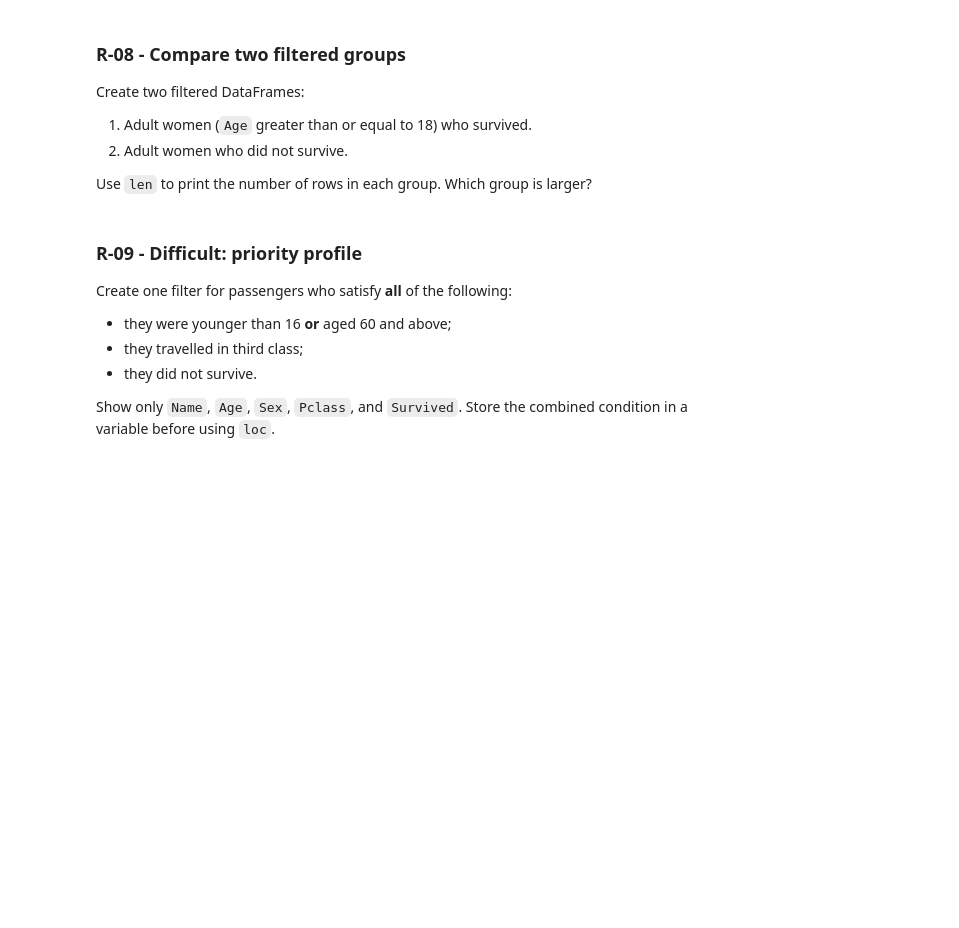
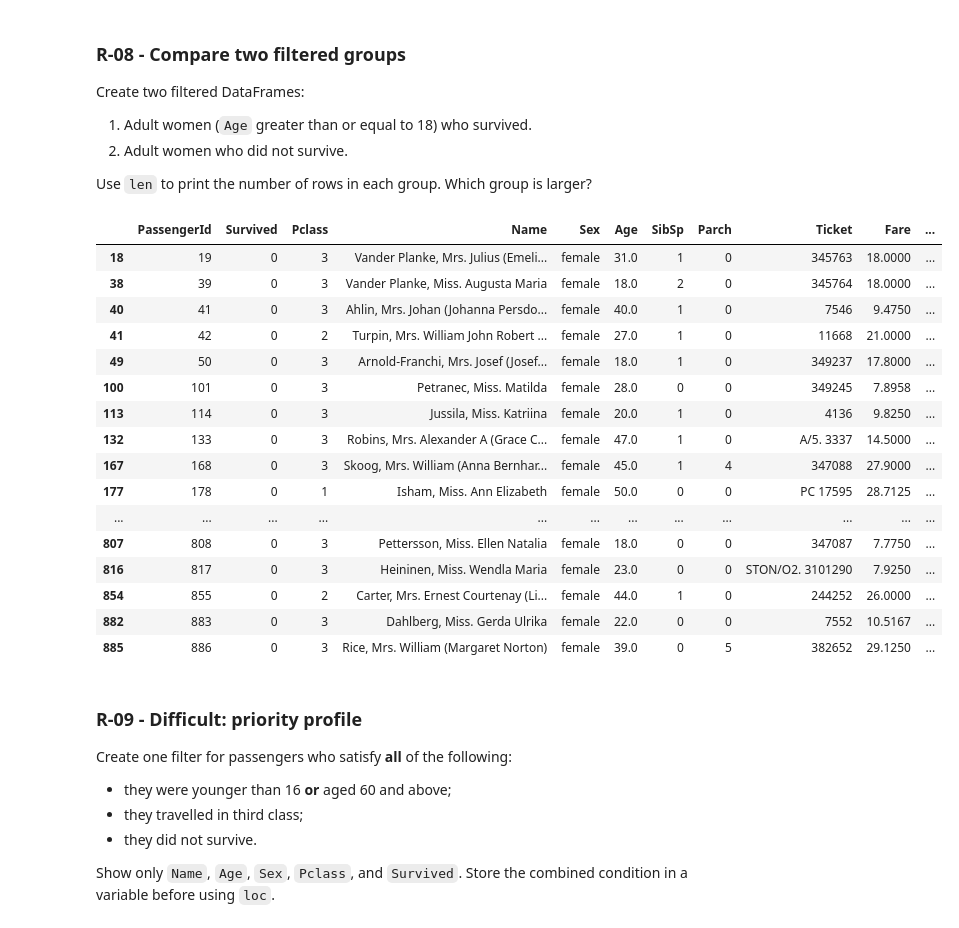
Before and after one commit to lucas-foquim-a22406944/Data-Science, a Jupyter notebook: Week_2/ds-pr-week-2-student.ipynb, the cells around one changed output. Saved outputs shown, nothing was run; the diff lists cells and outputs as text; code cells hidden in the pictures; blank space fills up the shorter version.

```diff
--- a/Week_2/ds-pr-week-2-student.ipynb
+++ b/Week_2/ds-pr-week-2-student.ipynb
@@ -751,3 +819,28 @@ Use `len` to print the number of rows in each group. Which group is larger?
+# %%
+# Your code here
+filter_female = df['Sex'] == 'female'
+
+# filter_not_survived = df['Survived'] == 0
+
+df[filter_female & filter_age & ~filter_survived]
+# %% [output]
+|  | PassengerId | Survived | Pclass | Name | Sex | Age | SibSp | Parch | Ticket | Fare | ... |
+| 18 | 19 | 0 | 3 | Vander Planke, Mrs. Julius (Emeli... | female | 31.0 | 1 | 0 | 345763 | 18.0000 | ... |
+| 38 | 39 | 0 | 3 | Vander Planke, Miss. Augusta Maria | female | 18.0 | 2 | 0 | 345764 | 18.0000 | ... |
+| 40 | 41 | 0 | 3 | Ahlin, Mrs. Johan (Johanna Persdo... | female | 40.0 | 1 | 0 | 7546 | 9.4750 | ... |
+| 41 | 42 | 0 | 2 | Turpin, Mrs. William John Robert ... | female | 27.0 | 1 | 0 | 11668 | 21.0000 | ... |
+| 49 | 50 | 0 | 3 | Arnold-Franchi, Mrs. Josef (Josef... | female | 18.0 | 1 | 0 | 349237 | 17.8000 | ... |
+| 100 | 101 | 0 | 3 | Petranec, Miss. Matilda | female | 28.0 | 0 | 0 | 349245 | 7.8958 | ... |
+| 113 | 114 | 0 | 3 | Jussila, Miss. Katriina | female | 20.0 | 1 | 0 | 4136 | 9.8250 | ... |
+| 132 | 133 | 0 | 3 | Robins, Mrs. Alexander A (Grace C... | female | 47.0 | 1 | 0 | A/5. 3337 | 14.5000 | ... |
+| 167 | 168 | 0 | 3 | Skoog, Mrs. William (Anna Bernhar... | female | 45.0 | 1 | 4 | 347088 | 27.9000 | ... |
+| 177 | 178 | 0 | 1 | Isham, Miss. Ann Elizabeth | female | 50.0 | 0 | 0 | PC 17595 | 28.7125 | ... |
+| ... | ... | ... | ... | ... | ... | ... | ... | ... | ... | ... | ... |
+| 807 | 808 | 0 | 3 | Pettersson, Miss. Ellen Natalia | female | 18.0 | 0 | 0 | 347087 | 7.7750 | ... |
+| 816 | 817 | 0 | 3 | Heininen, Miss. Wendla Maria | female | 23.0 | 0 | 0 | STON/O2. 3101290 | 7.9250 | ... |
+| 854 | 855 | 0 | 2 | Carter, Mrs. Ernest Courtenay (Li... | female | 44.0 | 1 | 0 | 244252 | 26.0000 | ... |
+| 882 | 883 | 0 | 3 | Dahlberg, Miss. Gerda Ulrika | female | 22.0 | 0 | 0 | 7552 | 10.5167 | ... |
+| 885 | 886 | 0 | 3 | Rice, Mrs. William (Margaret Norton) | female | 39.0 | 0 | 5 | 382652 | 29.1250 | ... |
 # %% [markdown]
 ### R-09 - Difficult: priority profile
 
```
Also changed, not shown: parts of 14 cells of this notebook.
